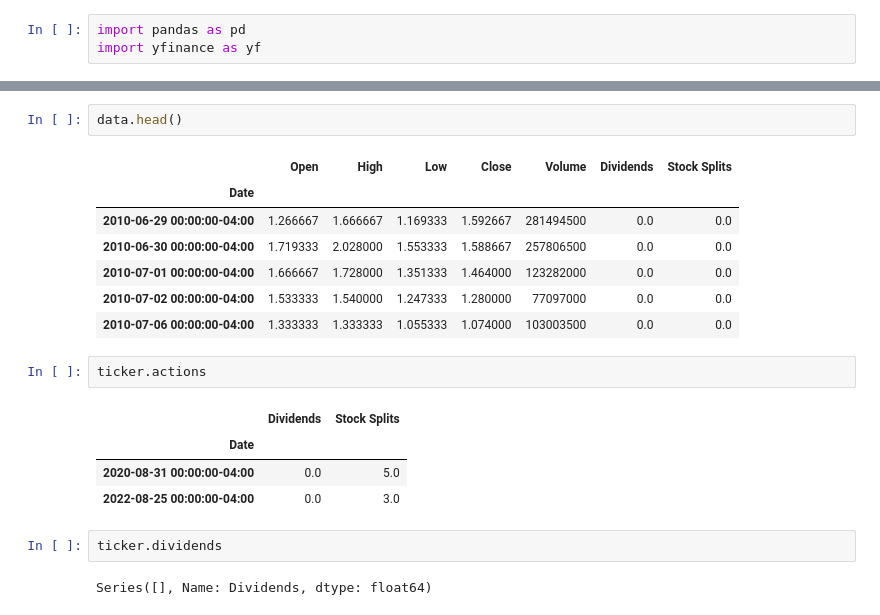
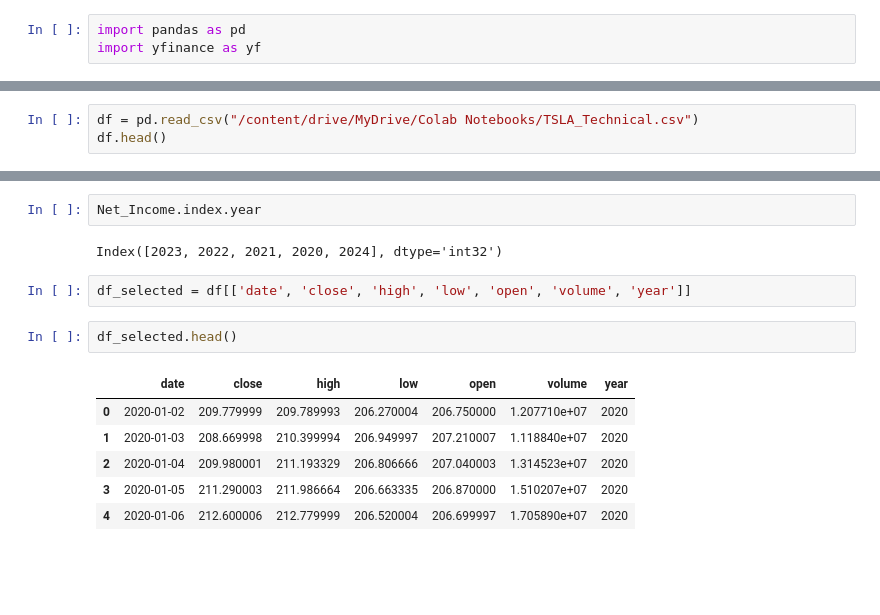
Before and after one commit to quoctoandang/ANALYSIS-AND-FORECASTING-OF-STOCK-PRICES-BASED-ON-TIME-SERIES, a Jupyter notebook: notebook/fundamental_analysis.ipynb, the cells around one changed output, grey strips where cells are left out. Drawn from its saved outputs; the diff is of its cells as text; blank space fills up the shorter version.

```diff
--- a/notebook/fundamental_analysis.ipynb
+++ b/notebook/fundamental_analysis.ipynb
@@ -47,0 +73,3 @@ data = ticker.history(period = 'max')
+# %%
+df = pd.read_csv("/content/drive/MyDrive/Colab Notebooks/TSLA_Technical.csv")
+df.head()
@@ -48,21 +95,15 @@ data = ticker.history(period = 'max')
+# %%
+Net_Income.index.year
+# %% [output]
+Index([2023, 2022, 2021, 2020, 2024], dtype='int32')
+# %%
+df_selected = df[['date', 'close', 'high', 'low', 'open', 'volume', 'year']]
 # %%
-data.head()
+df_selected.head()
 # %% [output]
-|  | Open | High | Low | Close | Volume | Dividends | Stock Splits |
-| Date |  |  |  |  |  |  |  |
-| 2010-06-29 00:00:00-04:00 | 1.266667 | 1.666667 | 1.169333 | 1.592667 | 281494500 | 0.0 | 0.0 |
-| 2010-06-30 00:00:00-04:00 | 1.719333 | 2.028000 | 1.553333 | 1.588667 | 257806500 | 0.0 | 0.0 |
-| 2010-07-01 00:00:00-04:00 | 1.666667 | 1.728000 | 1.351333 | 1.464000 | 123282000 | 0.0 | 0.0 |
-| 2010-07-02 00:00:00-04:00 | 1.533333 | 1.540000 | 1.247333 | 1.280000 | 77097000 | 0.0 | 0.0 |
-| 2010-07-06 00:00:00-04:00 | 1.333333 | 1.333333 | 1.055333 | 1.074000 | 103003500 | 0.0 | 0.0 |
+|  | date | close | high | low | open | volume | year |
+| 0 | 2020-01-02 | 209.779999 | 209.789993 | 206.270004 | 206.750000 | 1.207710e+07 | 2020 |
+| 1 | 2020-01-03 | 208.669998 | 210.399994 | 206.949997 | 207.210007 | 1.118840e+07 | 2020 |
+| 2 | 2020-01-04 | 209.980001 | 211.193329 | 206.806666 | 207.040003 | 1.314523e+07 | 2020 |
+| 3 | 2020-01-05 | 211.290003 | 211.986664 | 206.663335 | 206.870000 | 1.510207e+07 | 2020 |
+| 4 | 2020-01-06 | 212.600006 | 212.779999 | 206.520004 | 206.699997 | 1.705890e+07 | 2020 |
-# %%
-ticker.actions
-# %% [output]
-|  | Dividends | Stock Splits |
-| Date |  |  |
-| 2020-08-31 00:00:00-04:00 | 0.0 | 5.0 |
-| 2022-08-25 00:00:00-04:00 | 0.0 | 3.0 |
-# %%
-ticker.dividends
-# %% [output]
-Series([], Name: Dividends, dtype: float64)
```
Also changed, not shown: parts of 28 cells of this notebook, 47 other files.
